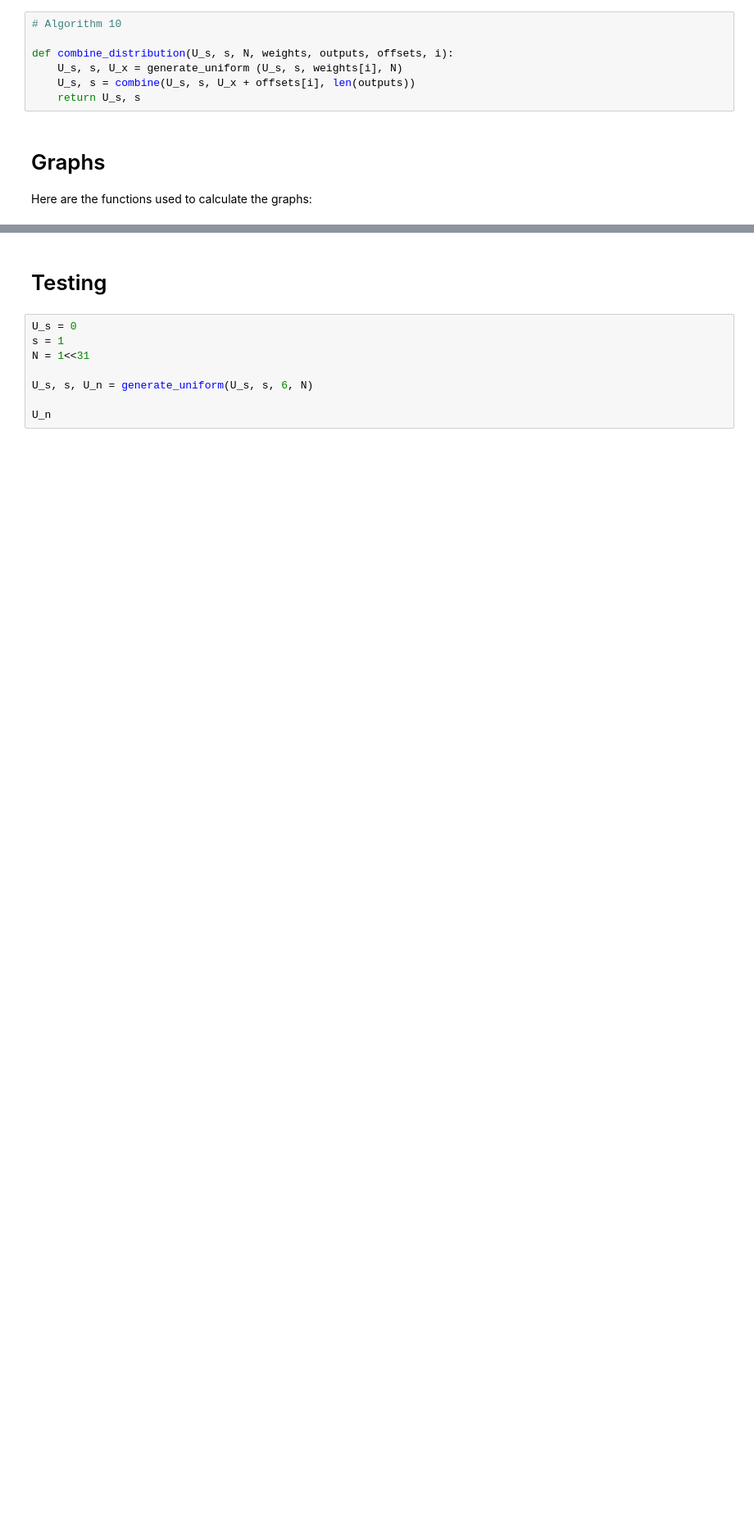
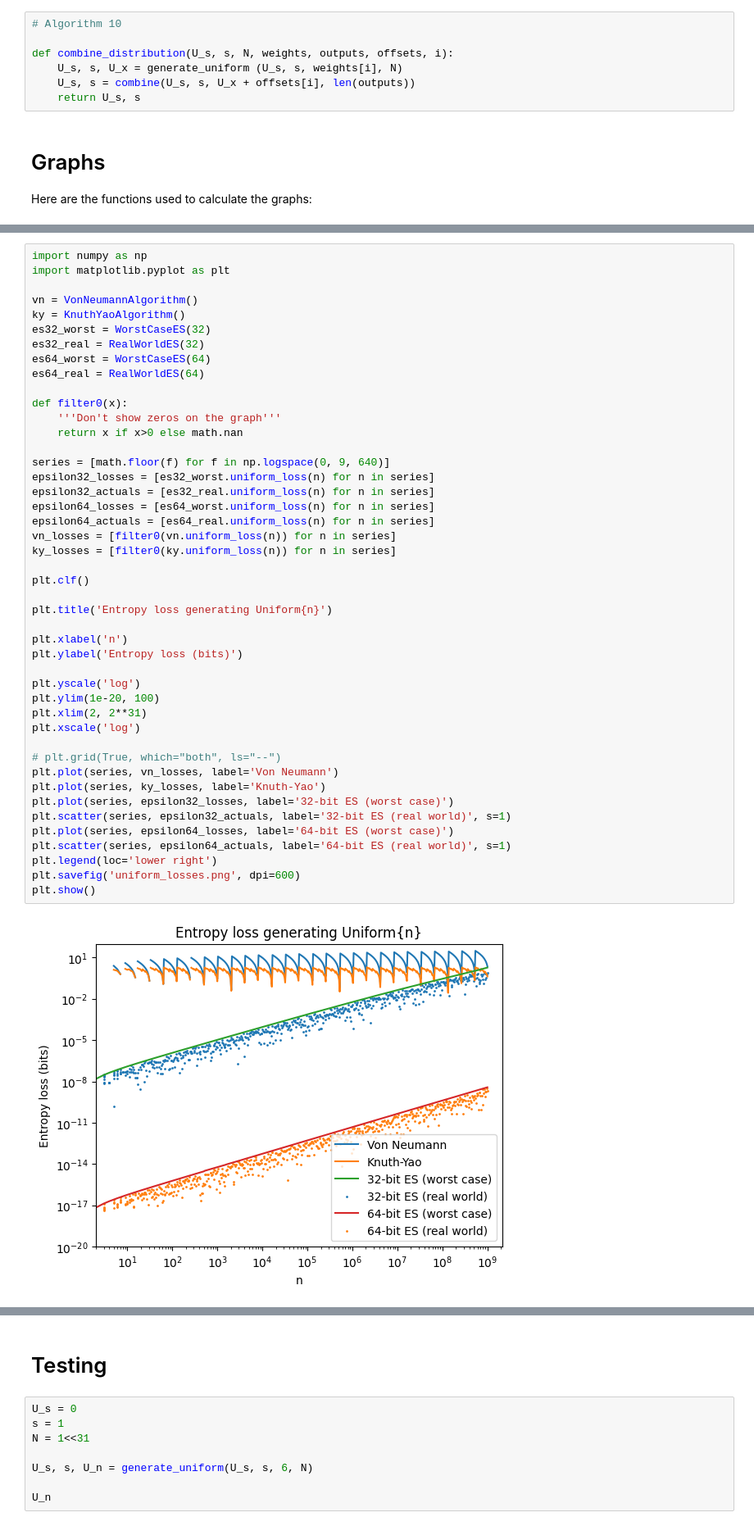
Before and after one commit to calum74/entropy, a Jupyter notebook: reference.ipynb, the cells around one changed output, grey strips where cells are left out. Shown at 82% size. Saved outputs shown, nothing was run; the diff lists cells and outputs as text; blank space fills up the shorter version.

```diff
--- a/reference.ipynb
+++ b/reference.ipynb
@@ -207 +225,48 @@ def bernoulli_efficiency(lossfn):
     return efficiency
+# %%
+import numpy as np
+import matplotlib.pyplot as plt
+
+vn = VonNeumannAlgorithm()
+ky = KnuthYaoAlgorithm()
+es32_worst = WorstCaseES(32)
+es32_real = RealWorldES(32)
+es64_worst = WorstCaseES(64)
+es64_real = RealWorldES(64)
+
+def filter0(x):
+    '''Don't show zeros on the graph'''
+    return x if x>0 else math.nan
+
+series = [math.floor(f) for f in np.logspace(0, 9, 640)]
+epsilon32_losses = [es32_worst.uniform_loss(n) for n in series]
+epsilon32_actuals = [es32_real.uniform_loss(n) for n in series]
+epsilon64_losses = [es64_worst.uniform_loss(n) for n in series]
+epsilon64_actuals = [es64_real.uniform_loss(n) for n in series]
+vn_losses = [filter0(vn.uniform_loss(n)) for n in series]
+ky_losses = [filter0(ky.uniform_loss(n)) for n in series]
+
+plt.clf()
+
+plt.title('Entropy loss generating Uniform{n}')
+
+plt.xlabel('n')
+plt.ylabel('Entropy loss (bits)')
+
+plt.yscale('log')
+plt.ylim(1e-20, 100)
+plt.xlim(2, 2**31)
+plt.xscale('log')
+
+# plt.grid(True, which="both", ls="--")
+plt.plot(series, vn_losses, label='Von Neumann')
+plt.plot(series, ky_losses, label='Knuth-Yao')
+plt.plot(series, epsilon32_losses, label='32-bit ES (worst case)')
+plt.scatter(series, epsilon32_actuals, label='32-bit ES (real world)', s=1)
+plt.plot(series, epsilon64_losses, label='64-bit ES (worst case)')
+plt.scatter(series, epsilon64_actuals, label='64-bit ES (real world)', s=1)
+plt.legend(loc='lower right')
+plt.savefig('uniform_losses.png', dpi=600)
+plt.show()
+# %% [output]
+[figure, added]
```
Also changed, not shown: parts of 8 cells of this notebook, 4 other files.
